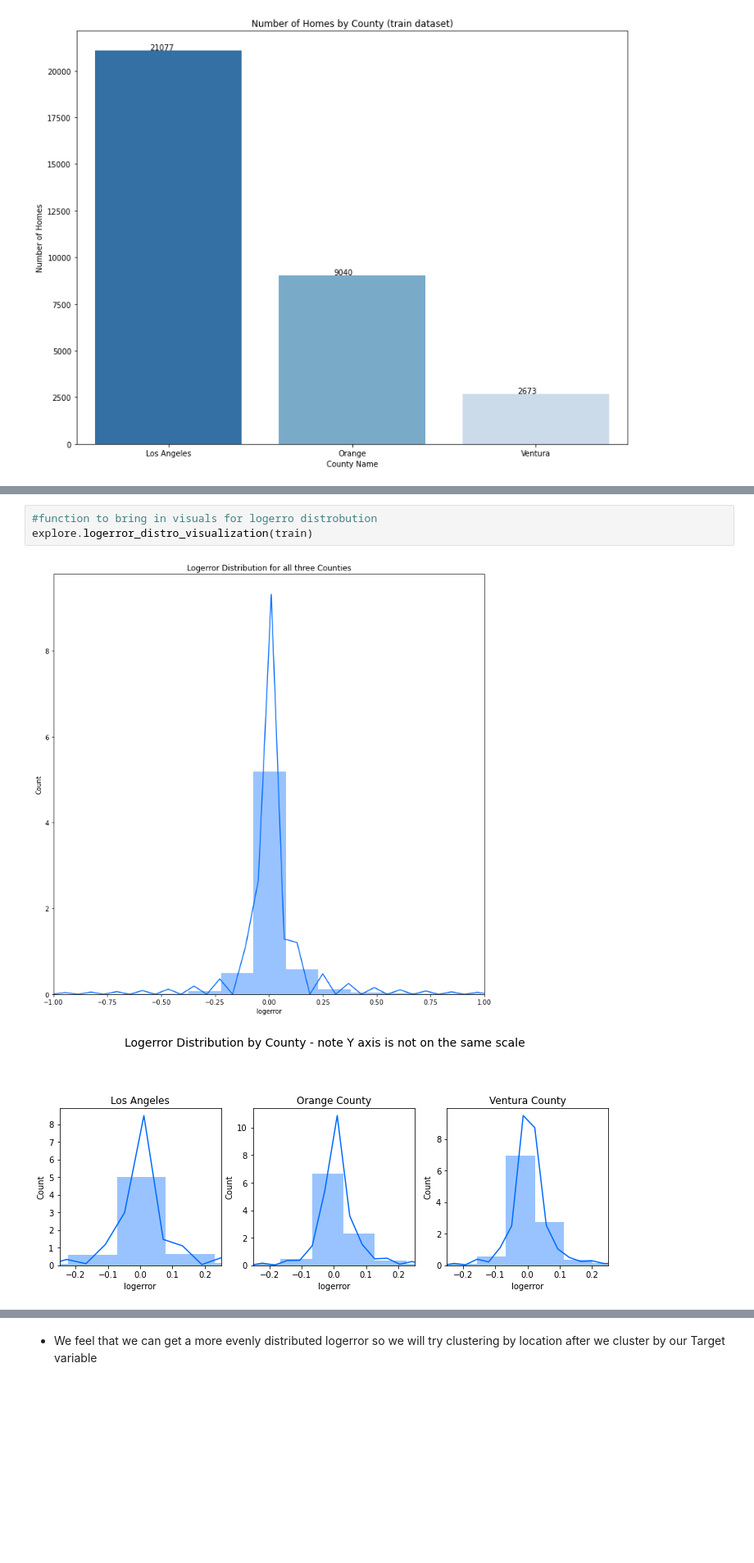
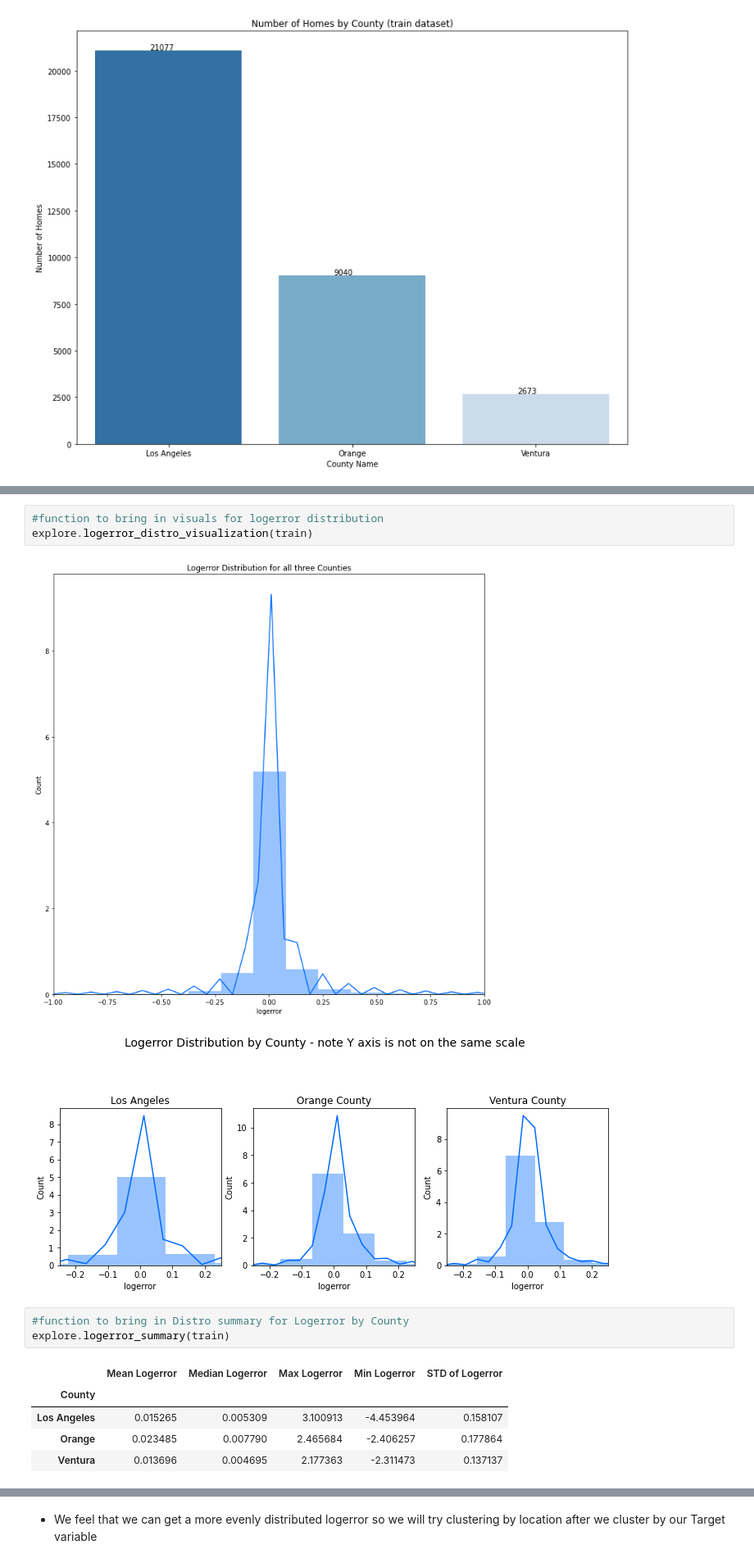
Before and after one commit to zillow-willow/zillow_clustering, a Jupyter notebook: zillow_logerror_report.ipynb, the cells around one changed output, grey strips where cells are left out. Shown at 82% size. Drawn from its saved outputs; the diff is of its cells as text; blank space fills up the shorter version.

```diff
--- a/zillow_logerror_report.ipynb
+++ b/zillow_logerror_report.ipynb
@@ -178,6 +204,15 @@ explore.num_home_by_county(train)
 # %%
-#function to bring in visuals for logerro distrobution
+#function to bring in visuals for logerror distribution
 explore.logerror_distro_visualization(train)
 # %% [output]
 [figure]
 [figure]
+# %%
+#function to bring in Distro summary for Logerror by County
+explore.logerror_summary(train)
+# %% [output]
+|  | Mean Logerror | Median Logerror | Max Logerror | Min Logerror | STD of Logerror |
+| County |  |  |  |  |  |
+| Los Angeles | 0.015265 | 0.005309 | 3.100913 | -4.453964 | 0.158107 |
+| Orange | 0.023485 | 0.007790 | 2.465684 | -2.406257 | 0.177864 |
+| Ventura | 0.013696 | 0.004695 | 2.177363 | -2.311473 | 0.137137 |
```
Also changed, not shown: parts of 25 cells of this notebook.
